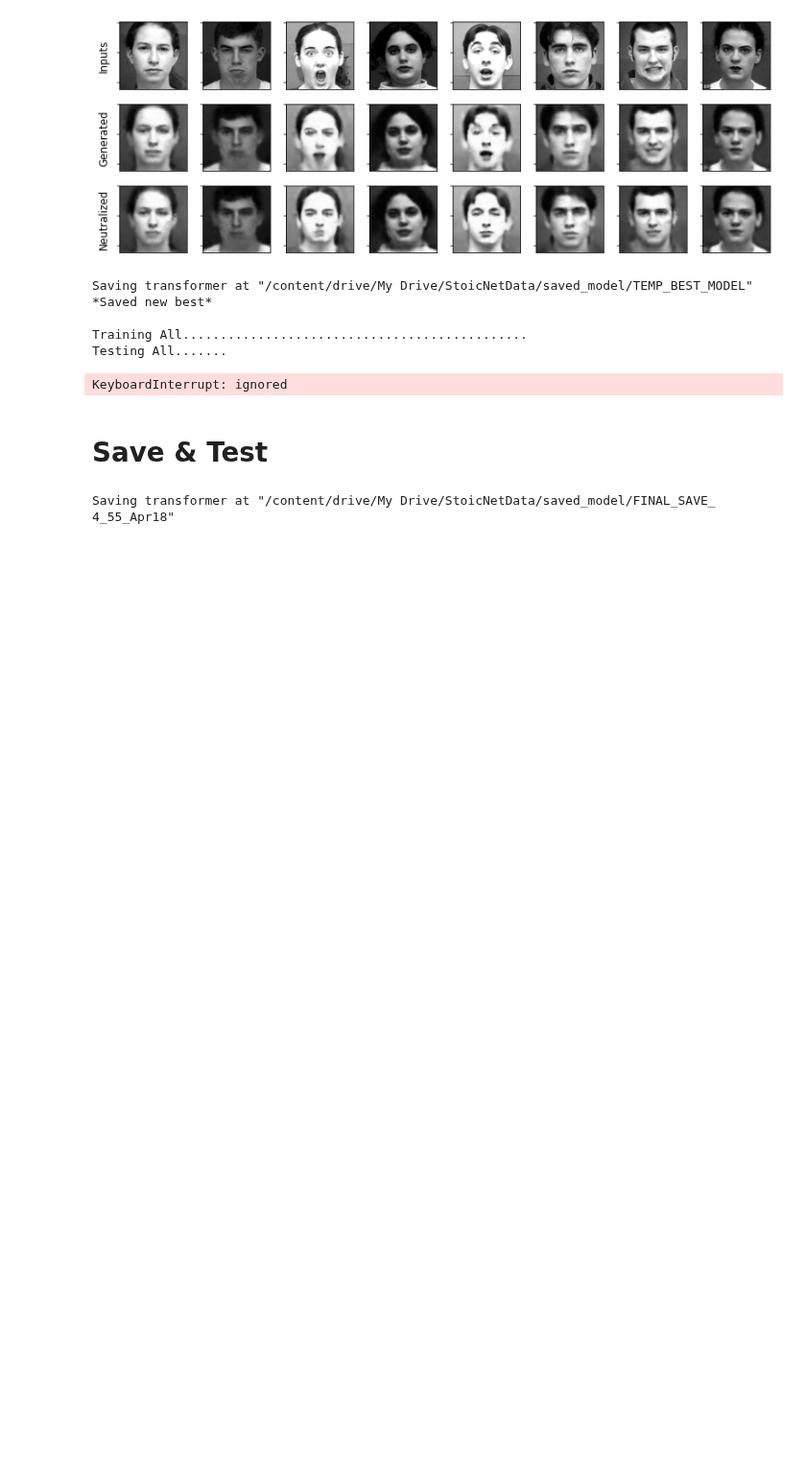
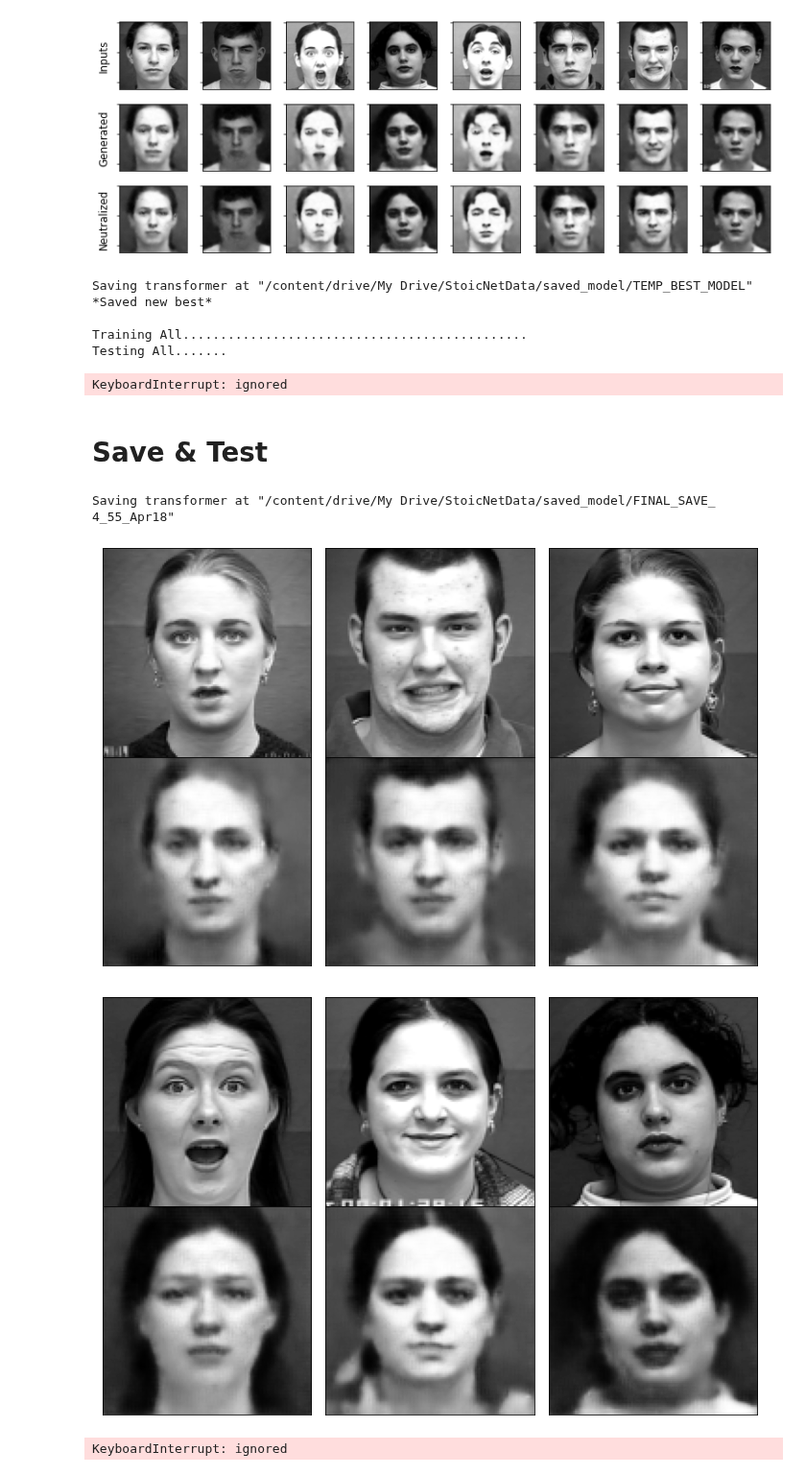
Before and after one commit to willtc111/StoicNet, a Jupyter notebook: NeutralizeTrainer.ipynb, the cells around one changed output. Shown at 96% size. Cells and saved outputs as stored; diff of their text form; code cells hidden in the pictures; blank space fills up the shorter version.

Commit message:
Added better output inspection

```diff
--- a/NeutralizeTrainer.ipynb
+++ b/NeutralizeTrainer.ipynb
@@ -590,0 +597,42 @@ display_feature_changes(epoch="good girl test", base=random_images_for_generatio
+# %%
+def output_imgs(im_in, scale=1, save=False):
+    width = im_in.shape[0]
+    im_in = im_in[0:width]
+    im_neut = generateImgNeutral(im_in)
+    ims = np.concatenate((im_in, im_neut), axis=0)
+    assert not np.any(np.isnan(ims))
+
+    fig, axes = plt.subplots(nrows=2, ncols=width, figsize=(width*scale+0.5, 2*scale), gridspec_kw = {'wspace':0, 'hspace':0})
+    for i in range(ims.shape[0]):
+        c = i % width
+        r = i // width
+        axes[r, c].imshow(ims[i, :, :, 0], cmap='gray')
+        axes[r, c].xaxis.set_visible(False)
+        axes[r, c].yaxis.set_visible(False)
+
+    if save:
+        plt.savefig('gens_at_epoch_{:04d}.png'.format(epoch))
+        plt.close(fig)
+    else:
+        plt.show()
+
+
+
+quantity = 3
+count = 0
+for image_features in parsed_test:
+        image_expressive = image_features['imageExpressive']
+        for group_index in range(0,math.ceil(BATCH_SIZE/quantity)):
+            start = group_index * quantity
+            end = min(32,start+quantity)
+            images = image_expressive[start:end]
+            output_imgs(images, scale=4)
+            count += 1
+            if count%2 == 0:
+                input("pausing")
+                display.clear_output(wait=True)
+#print("yo")
+# %% [output]
+[figure, added]
+[figure, added]
+KeyboardInterrupt: ignored
```
Also changed, not shown: parts of 5 cells of this notebook.
